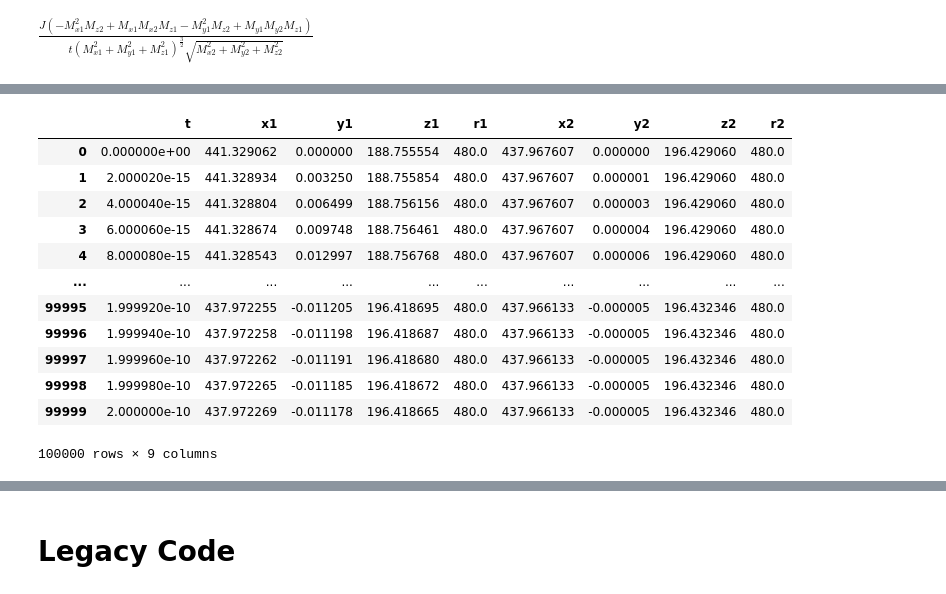
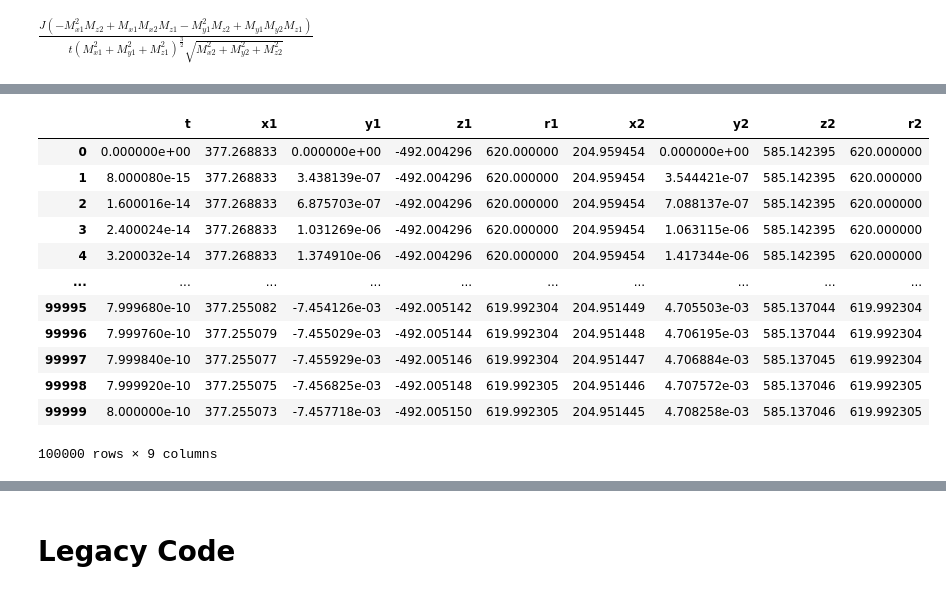
Before and after one commit to sashabusse/LLG_INT, a Jupyter notebook: model_IEC.ipynb, the cells around one changed output, grey strips where cells are left out. Saved outputs shown, nothing was run; the diff lists cells and outputs as text; code cells hidden in the pictures.

```diff
--- a/model_IEC.ipynb
+++ b/model_IEC.ipynb
@@ -444,6 +444,12 @@ hb_CGS = 1.054571817e-27 #erg*s
 
 g0_SI = uB_SI/hb_SI #1/(T*s)
 g0_CGS = uB_CGS/hb_CGS #1/(G*s)
+# %%
+def Hk2KuJ(H1k1, H1k2, H2k, Ms, t):
+    Ku_2ord = H1k2*Ms/4.
+    Ku_1ord = (H1k1*Ms/2. - 2*Ku_2ord) + 2*np.pi*(Ms**2)
+    J = (t/2.)*Ms*(H2k - H1k1)
+    return Ku_1ord, Ku_2ord, J
 # %%
 #estimate values from hysteresis loop
 #got from aproximation
@@ -531,8 +544,8 @@ film parametrs:
 
 
 #external field
-Hext_abs = 20e3
-Hext_tet = np.deg2rad(80.0)
+Hext_abs = 3.8e3
+Hext_tet = np.deg2rad(63.)
 Hext = np.array(pol2cart(Hext_abs, Hext_tet, 0.0))
 
 
@@ -543,8 +556,17 @@ print_Hext_parameters(Hext_abs, Hext_tet)
 
 #model for solvation (Heff_function() + model())
 def Heff_function(M1, M2, film, t):
-    Heff1 = Hext + ( demagnet_eq.Heff(M1)) + StWo_eq.Heff(M1, film.l1.Ku_l(t)) + IEC_eq.Heff(M1, M2, film.J, film.l1.st.t)
-    Heff2 = Hext + ( demagnet_eq.Heff(M2)) + StWo_eq.Heff(M2, film.l2.Ku_l(t)) + IEC_eq.Heff(M2, M1, film.J, film.l2.st.t)
+    Heff1 = Hext + \
+            demagnet_eq.Heff(M1) + \
+            StWo_eq.Heff(M1, film.l1.Ku_1ord_l(t)) + \
+            StWo_2nd_eq.Heff(M1, film.l1.Ku_2ord_l(t)) + \
+            IEC_eq.Heff(M1, M2, film.J, film.l1.st.t)
+
+    Heff2 = Hext + \
+            demagnet_eq.Heff(M2) + \
+            StWo_eq.Heff(M2, film.l2.Ku_1ord_l(t)) + \
+            StWo_2nd_eq.Heff(M2, film.l2.Ku_2ord_l(t)) + \
+            IEC_eq.Heff(M2, M1, film.J, film.l2.st.t)
 
     return Heff1, Heff2
 
@@ -573,37 +595,38 @@ def model(t,M1_M2):
 
 
 #estimating stationary position to start from
-#angles = st_state.get_angles(
+angles = st_state.get_angles(
+    film_inst,
+    Hext,
+    N=10,
+    tol=1e-8
+)
+
+print("tet1 = {:.4f},  phi1 = {:.4f}".format(np.rad2deg(angles[0]), np.rad2deg(angles[1])))
+print("tet2 = {:.4f},  phi2 = {:.4f}".format(np.rad2deg(angles[2]), np.rad2deg(angles[3])))
+
+M01 = pol2cart(film_inst.l1.st.Ms, angles[0] + np.deg2rad(0.0e-1), angles[1])
+M02 = pol2cart(film_inst.l2.st.Ms, angles[2] - np.deg2rad(0.0e-1), angles[3])
+M01_M02 = np.append(M01, M02)
+
+
+#angles = st_state.get_angles2(
 #    film_inst,
-#    Hext,
-#    N=100
+#    Hext
 #)
 #
-#print("tet1 = {:.4f},  phi1 = {:.4f}".format(np.rad2deg(angles[0]), np.rad2deg(angles[1])))
-#print("tet2 = {:.4f},  phi2 = {:.4f}".format(np.rad2deg(angles[2]), np.rad2deg(angles[3])))
+#print("tet1 = {:.4f}".format(np.rad2deg(angles[0])))
+#print("tet2 = {:.4f}".format(np.rad2deg(angles[1])))
 #
-#M01 = pol2cart(film_inst.l1.st.Ms, angles[0] + np.deg2rad(0.0), angles[1])
-#M02 = pol2cart(film_inst.l2.st.Ms, angles[2] - np.deg2rad(0.0), angles[3])
+#M01 = pol2cart(film_inst.l1.st.Ms, angles[0] + np.deg2rad(0.0), 0.)
+#M02 = pol2cart(film_inst.l2.st.Ms, angles[1] - np.deg2rad(0.0), 0.)
 #M01_M02 = np.append(M01, M02)
-
-
-angles = st_state.get_angles2(
-    film_inst,
-    Hext
-)
-
-print("tet1 = {:.4f}".format(np.rad2deg(angles[0])))
-print("tet2 = {:.4f}".format(np.rad2deg(angles[1])))
-
-M01 = pol2cart(film_inst.l1.st.Ms, angles[0] + np.deg2rad(1.0), 0.)
-M02 = pol2cart(film_inst.l2.st.Ms, angles[1] - np.deg2rad(0.0), 0.)
-M01_M02 = np.append(M01, M02)
 
 
 
 
 
-time_span = [0.0, 200.0e-12]
+time_span = [0.0, 800.0e-12]
 sol = solve_ivp(model, time_span, M01_M02, t_eval=np.linspace(time_span[0], time_span[1],int(1e5)),
                 method = 'RK45', max_step=1e-13)
 
@@ -644,15 +667,15 @@ tet2 = 65.8437
 |  | t | x1 | y1 | z1 | r1 | x2 | y2 | z2 | r2 |
-| 0 | 0.000000e+00 | 441.329062 | 0.000000 | 188.755554 | 480.0 | 437.967607 | 0.000000 | 196.429060 | 480.0 |
-| 1 | 2.000020e-15 | 441.328934 | 0.003250 | 188.755854 | 480.0 | 437.967607 | 0.000001 | 196.429060 | 480.0 |
-| 2 | 4.000040e-15 | 441.328804 | 0.006499 | 188.756156 | 480.0 | 437.967607 | 0.000003 | 196.429060 | 480.0 |
-| 3 | 6.000060e-15 | 441.328674 | 0.009748 | 188.756461 | 480.0 | 437.967607 | 0.000004 | 196.429060 | 480.0 |
-| 4 | 8.000080e-15 | 441.328543 | 0.012997 | 188.756768 | 480.0 | 437.967607 | 0.000006 | 196.429060 | 480.0 |
+| 0 | 0.000000e+00 | 377.268833 | 0.000000e+00 | -492.004296 | 620.000000 | 204.959454 | 0.000000e+00 | 585.142395 | 620.000000 |
+| 1 | 8.000080e-15 | 377.268833 | 3.438139e-07 | -492.004296 | 620.000000 | 204.959454 | 3.544421e-07 | 585.142395 | 620.000000 |
+| 2 | 1.600016e-14 | 377.268833 | 6.875703e-07 | -492.004296 | 620.000000 | 204.959454 | 7.088137e-07 | 585.142395 | 620.000000 |
+| 3 | 2.400024e-14 | 377.268833 | 1.031269e-06 | -492.004296 | 620.000000 | 204.959454 | 1.063115e-06 | 585.142395 | 620.000000 |
+| 4 | 3.200032e-14 | 377.268833 | 1.374910e-06 | -492.004296 | 620.000000 | 204.959454 | 1.417344e-06 | 585.142395 | 620.000000 |
 | ... | ... | ... | ... | ... | ... | ... | ... | ... | ... |
-| 99995 | 1.999920e-10 | 437.972255 | -0.011205 | 196.418695 | 480.0 | 437.966133 | -0.000005 | 196.432346 | 480.0 |
-| 99996 | 1.999940e-10 | 437.972258 | -0.011198 | 196.418687 | 480.0 | 437.966133 | -0.000005 | 196.432346 | 480.0 |
-| 99997 | 1.999960e-10 | 437.972262 | -0.011191 | 196.418680 | 480.0 | 437.966133 | -0.000005 | 196.432346 | 480.0 |
-| 99998 | 1.999980e-10 | 437.972265 | -0.011185 | 196.418672 | 480.0 | 437.966133 | -0.000005 | 196.432346 | 480.0 |
-| 99999 | 2.000000e-10 | 437.972269 | -0.011178 | 196.418665 | 480.0 | 437.966133 | -0.000005 | 196.432346 | 480.0 |
+| 99995 | 7.999680e-10 | 377.255082 | -7.454126e-03 | -492.005142 | 619.992304 | 204.951449 | 4.705503e-03 | 585.137044 | 619.992304 |
+| 99996 | 7.999760e-10 | 377.255079 | -7.455029e-03 | -492.005144 | 619.992304 | 204.951448 | 4.706195e-03 | 585.137044 | 619.992304 |
+| 99997 | 7.999840e-10 | 377.255077 | -7.455929e-03 | -492.005146 | 619.992304 | 204.951447 | 4.706884e-03 | 585.137045 | 619.992304 |
+| 99998 | 7.999920e-10 | 377.255075 | -7.456825e-03 | -492.005148 | 619.992305 | 204.951446 | 4.707572e-03 | 585.137046 | 619.992305 |
+| 99999 | 8.000000e-10 | 377.255073 | -7.457718e-03 | -492.005150 | 619.992305 | 204.951445 | 4.708258e-03 | 585.137046 | 619.992305 |
 100000 rows × 9 columns
 # %%
 %matplotlib notebook
```
Also changed, not shown: parts of 6 cells of this notebook, 3 other files.
